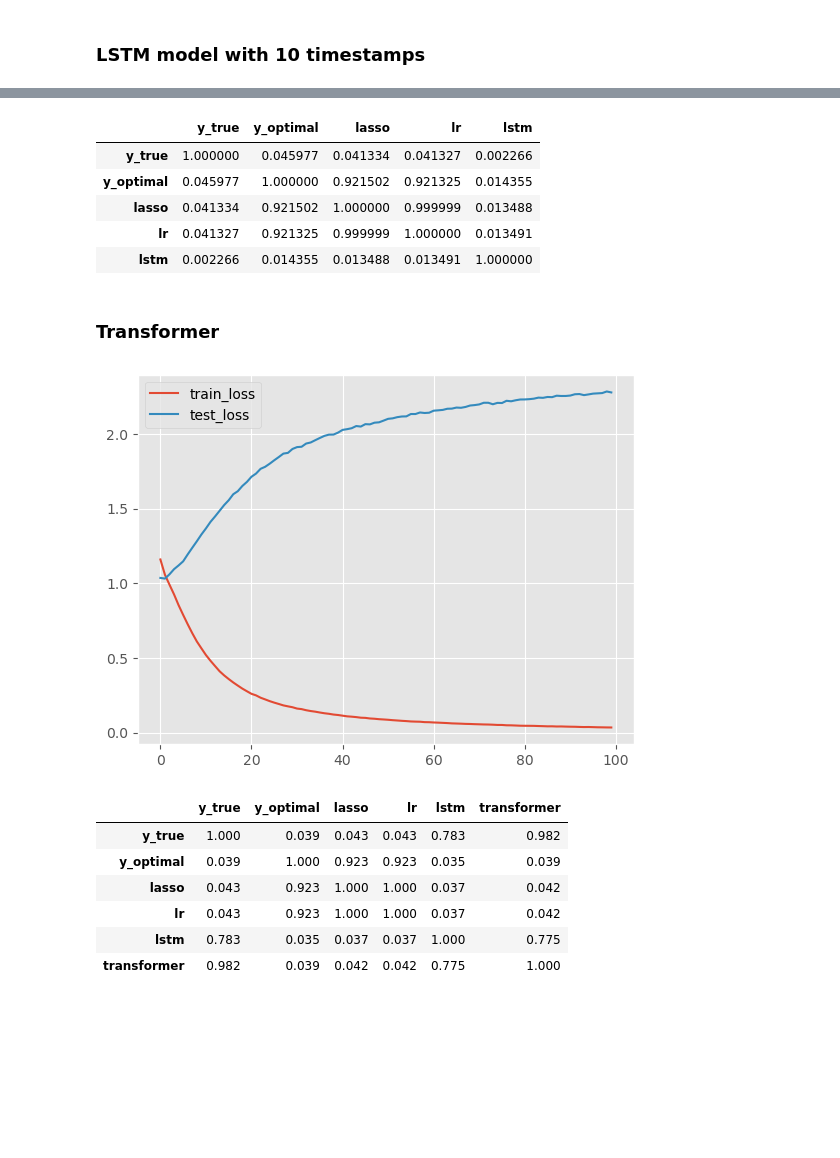
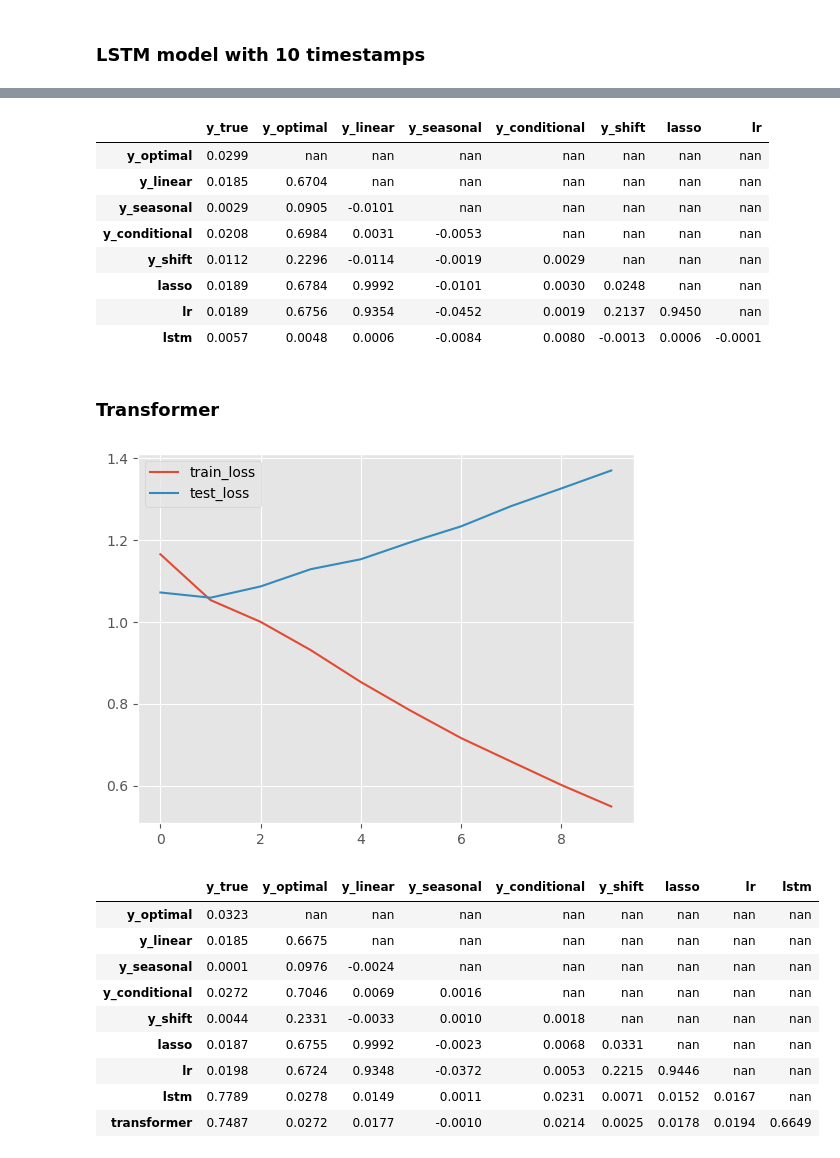
Before and after one commit to cyrilgarcia009/TSNN, a Jupyter notebook: notebooks/generators.ipynb, the cells around one changed output, grey strips where cells are left out. Drawn from its saved outputs; the diff is of its cells as text; code cells hidden in the pictures; blank space fills up the shorter version.

```diff
--- a/notebooks/generators.ipynb
+++ b/notebooks/generators.ipynb
@@ -30,5 +30,8 @@ plt.style.use('ggplot')
 z = generators.Generator(1000, 100, 10)
 # %%
 %%time
-X, y = z.generate_dataset()
+X, y = z.generate_dataset(pct_zero_corr = 0.5,
+                            split_conditional = 0.2,
+                            split_shift = 0.2,
+                            split_seasonal = 0.2)
 # %% [output]
@@ -238,12 +261,15 @@ comp.correl(train, z.y_pred_optimal[train.dataset.indices].flatten())
 # %%
-comp.correl(test, z.y_pred_optimal[test.dataset.indices].flatten())
+comp.correl(test, z)
 # %% [output]
-|  | y_true | y_optimal | lasso | lr | lstm |
-| y_true | 1.000000 | 0.045977 | 0.041334 | 0.041327 | 0.002266 |
-| y_optimal | 0.045977 | 1.000000 | 0.921502 | 0.921325 | 0.014355 |
-| lasso | 0.041334 | 0.921502 | 1.000000 | 0.999999 | 0.013488 |
-| lr | 0.041327 | 0.921325 | 0.999999 | 1.000000 | 0.013491 |
-| lstm | 0.002266 | 0.014355 | 0.013488 | 0.013491 | 1.000000 |
+|  | y_true | y_optimal | y_linear | y_seasonal | y_conditional | y_shift | lasso | lr |
+| y_optimal | 0.0299 | nan | nan | nan | nan | nan | nan | nan |
+| y_linear | 0.0185 | 0.6704 | nan | nan | nan | nan | nan | nan |
+| y_seasonal | 0.0029 | 0.0905 | -0.0101 | nan | nan | nan | nan | nan |
+| y_conditional | 0.0208 | 0.6984 | 0.0031 | -0.0053 | nan | nan | nan | nan |
+| y_shift | 0.0112 | 0.2296 | -0.0114 | -0.0019 | 0.0029 | nan | nan | nan |
+| lasso | 0.0189 | 0.6784 | 0.9992 | -0.0101 | 0.0030 | 0.0248 | nan | nan |
+| lr | 0.0189 | 0.6756 | 0.9354 | -0.0452 | 0.0019 | 0.2137 | 0.9450 | nan |
+| lstm | 0.0057 | 0.0048 | 0.0006 | -0.0084 | 0.0080 | -0.0013 | 0.0006 | -0.0001 |
 # %% [markdown]
 ### Transformer
 # %%
@@ -296,21 +322,24 @@ optimizer = torch.optim.Adam(m.parameters(), lr=0.001)
 
 model_torch = torch_benchmarks.TorchWrapper(m, optimizer=optimizer)
 # %%
-model_torch.fit(train, test=test, epochs=100)
+model_torch.fit(train, test=test, epochs=10)
 # %%
 pd.concat([pd.Series(model_torch.train_loss).rename('train_loss'), pd.Series(model_torch.test_loss).rename('test_loss')], axis=1).plot();
 # %% [output]
-[figure, old version]
+[figure, new version]
 # %%
 comp = benchmark_comparison.Comparator(models=[lasso, lr, model_lstm, model_torch], model_names=['lasso', 'lr', 'lstm', 'transformer'])
 # %%
-comp.correl(train, z.y_pred_optimal[train.dataset.indices].flatten()).round(3)
+comp.correl(train, z)
 # %% [output]
-|  | y_true | y_optimal | lasso | lr | lstm | transformer |
-| y_true | 1.000 | 0.039 | 0.043 | 0.043 | 0.783 | 0.982 |
-| y_optimal | 0.039 | 1.000 | 0.923 | 0.923 | 0.035 | 0.039 |
-| lasso | 0.043 | 0.923 | 1.000 | 1.000 | 0.037 | 0.042 |
-| lr | 0.043 | 0.923 | 1.000 | 1.000 | 0.037 | 0.042 |
-| lstm | 0.783 | 0.035 | 0.037 | 0.037 | 1.000 | 0.775 |
-| transformer | 0.982 | 0.039 | 0.042 | 0.042 | 0.775 | 1.000 |
+|  | y_true | y_optimal | y_linear | y_seasonal | y_conditional | y_shift | lasso | lr | lstm |
+| y_optimal | 0.0323 | nan | nan | nan | nan | nan | nan | nan | nan |
+| y_linear | 0.0185 | 0.6675 | nan | nan | nan | nan | nan | nan | nan |
+| y_seasonal | 0.0001 | 0.0976 | -0.0024 | nan | nan | nan | nan | nan | nan |
+| y_conditional | 0.0272 | 0.7046 | 0.0069 | 0.0016 | nan | nan | nan | nan | nan |
+| y_shift | 0.0044 | 0.2331 | -0.0033 | 0.0010 | 0.0018 | nan | nan | nan | nan |
+| lasso | 0.0187 | 0.6755 | 0.9992 | -0.0023 | 0.0068 | 0.0331 | nan | nan | nan |
+| lr | 0.0198 | 0.6724 | 0.9348 | -0.0372 | 0.0053 | 0.2215 | 0.9446 | nan | nan |
+| lstm | 0.7789 | 0.0278 | 0.0149 | 0.0011 | 0.0231 | 0.0071 | 0.0152 | 0.0167 | nan |
+| transformer | 0.7487 | 0.0272 | 0.0177 | -0.0010 | 0.0214 | 0.0025 | 0.0178 | 0.0194 | 0.6649 |
 # %%
```
Also changed, not shown: parts of 14 cells of this notebook, 2 other files.
